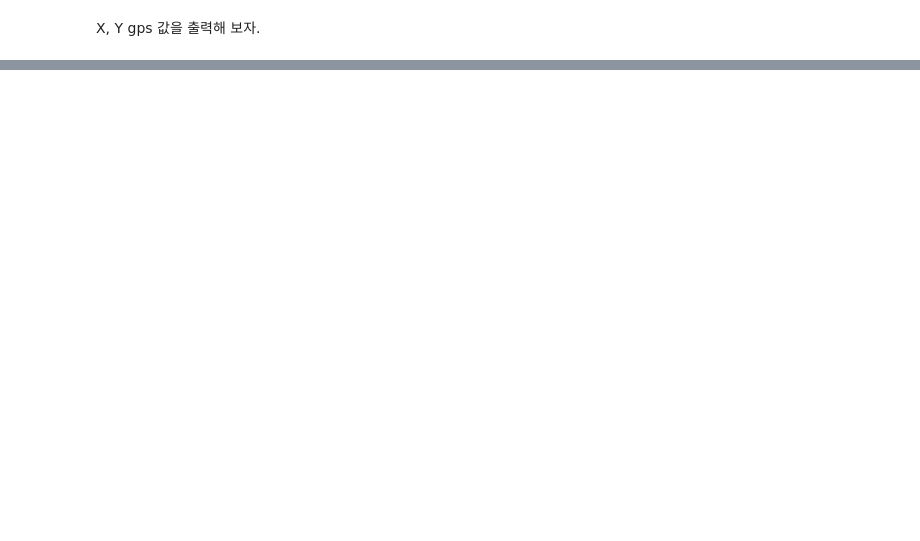
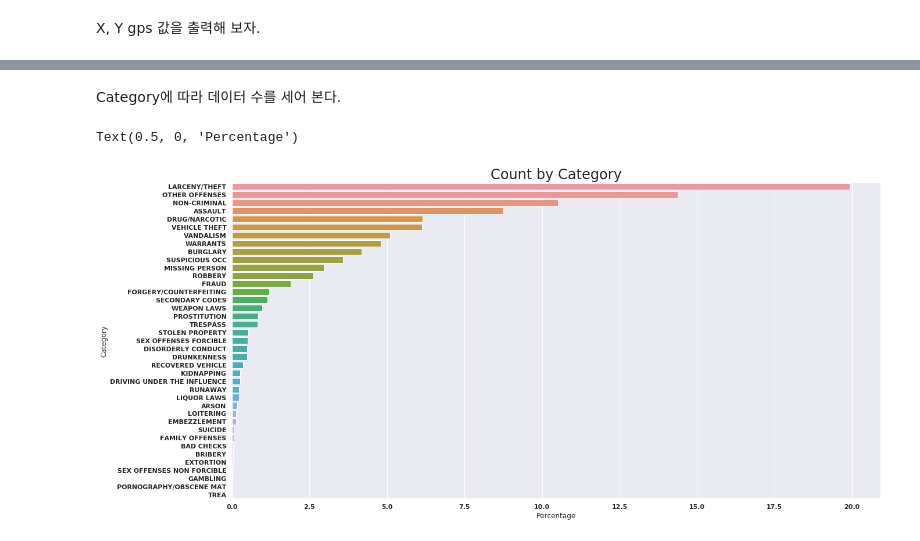
Before and after one commit to vincenthanna/bundang_pangyo_mldl_study_kaggle, a Jupyter notebook: sf_crime/src/sf_crime.ipynb, the cells around one changed output, grey strips where cells are left out. Drawn from its saved outputs; the diff is of its cells as text; code cells hidden in the pictures; blank space fills up the shorter version.

```diff
--- a/sf_crime/src/sf_crime.ipynb
+++ b/sf_crime/src/sf_crime.ipynb
@@ -32,0 +24,5 @@ train.head()
+# %%
+print(len(train[train['Category'].isnull()]))
+train = train[train['Category'].isnull() == False]
+print(len(train[train['Category'].isnull()]))
+print(len(test))
@@ -131,6 +122,3 @@ test.head()
 | 2 | 2 | 2015-05-10 23:50:00 | Sunday | NORTHERN | 2000 Block of GOUGH ST | -122.426002 | 37.792212 |
 | 3 | 3 | 2015-05-10 23:45:00 | Sunday | INGLESIDE | 4700 Block of MISSION ST | -122.437394 | 37.721412 |
 | 4 | 4 | 2015-05-10 23:45:00 | Sunday | INGLESIDE | 4700 Block of MISSION ST | -122.437394 | 37.721412 |
-# %%
-train['Dates'] = pd.to_datetime(train['Dates'])
-test['Dates'] = pd.to_datetime(test['Dates'])
@@ -140,0 +129,15 @@ print(train['Dates'][0])
+# %%
+# train['Dates'] = pd.to_datetime(train['Dates'])
+# test['Dates'] = pd.to_datetime(test['Dates'])
+
+def rebuild_datetime(df):
+    df['Dates'] = pd.to_datetime(df['Dates'])
+    df['Date'] = df['Dates'].dt.date
+    df['Hour'] = df['Dates'].dt.hour
+    return df
+
+train = rebuild_datetime(train)
+test = rebuild_datetime(test)
+
+print("wrong Dates(train):", len(train[train['Dates'].isnull()]))
+print("wrong Dates(test):", len(test[test['Dates'].isnull()]))
@@ -176,10 +201,10 @@ def fix_gps(df):
     for idx, row in d.iterrows():
         district = row['PdDistrict']
         xys = df[df['PdDistrict'] == district][['X', 'Y']]
-        print("PdDistrict:", district)
+        #print("PdDistrict:", district)
         df.loc[idx, ['X']] = xys['X'].mean()
         df.loc[idx, ['Y']] = xys['Y'].mean()
-        print(df.loc[idx, ['X']].values[0], df.loc[idx, ['Y']].values[0])
+        #print(df.loc[idx, ['X']].values[0], df.loc[idx, ['Y']].values[0])
         cnt = cnt + 1
     print('cnt', cnt)
 
@@ -191,8 +216,8 @@ def drop_wrong_gps(df):
     df = df.drop(df[df['X'] == -120.5].index)
     return df
 
-train = drop_wrong_gps(train)
-test = drop_wrong_gps(test)
+fix_gps(train)
+fix_gps(test)
 
 print(wrongxycnt(train))
 print(wrongxycnt(test))
@@ -203,0 +251,14 @@ print(wrongxycnt(test))
+# %% [markdown]
+Category에 따라 데이터 수를 세어 본다.
+# %%
+data = train.groupby('Category').count()
+data = data['Dates'].sort_values(ascending=False)
+
+plt.figure(figsize=(20, 12))
+ax = sns.barplot((data.values / data.values.sum()) * 100,data.index)
+
+plt.title('Count by Category', fontdict={'fontsize': 24})
+plt.xlabel('Percentage')
+# %% [output]
+Text(0.5, 0, 'Percentage')
+[figure, added]
```
Also changed, not shown: parts of 36 cells of this notebook.
